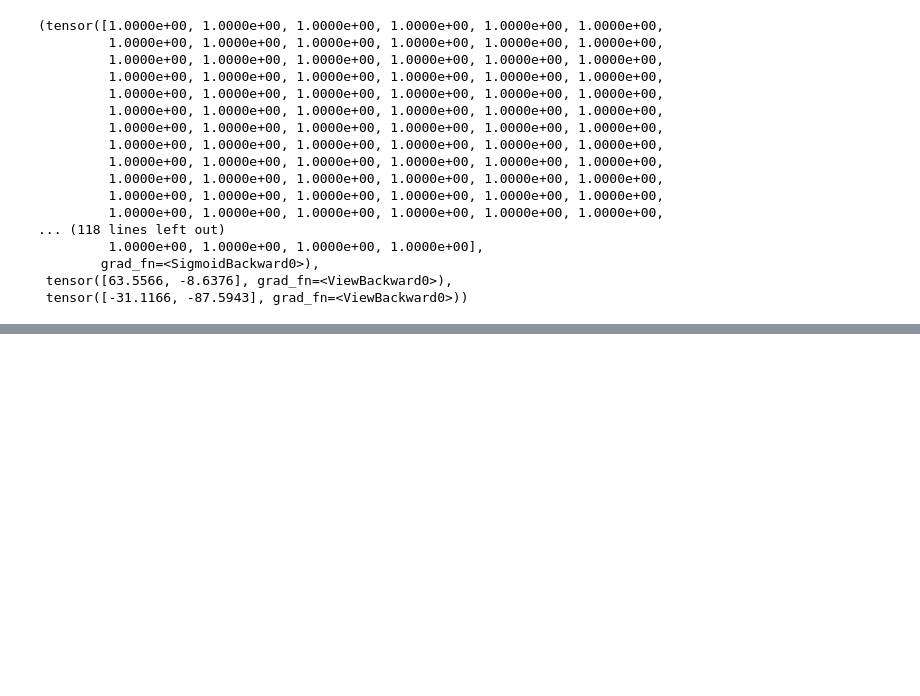
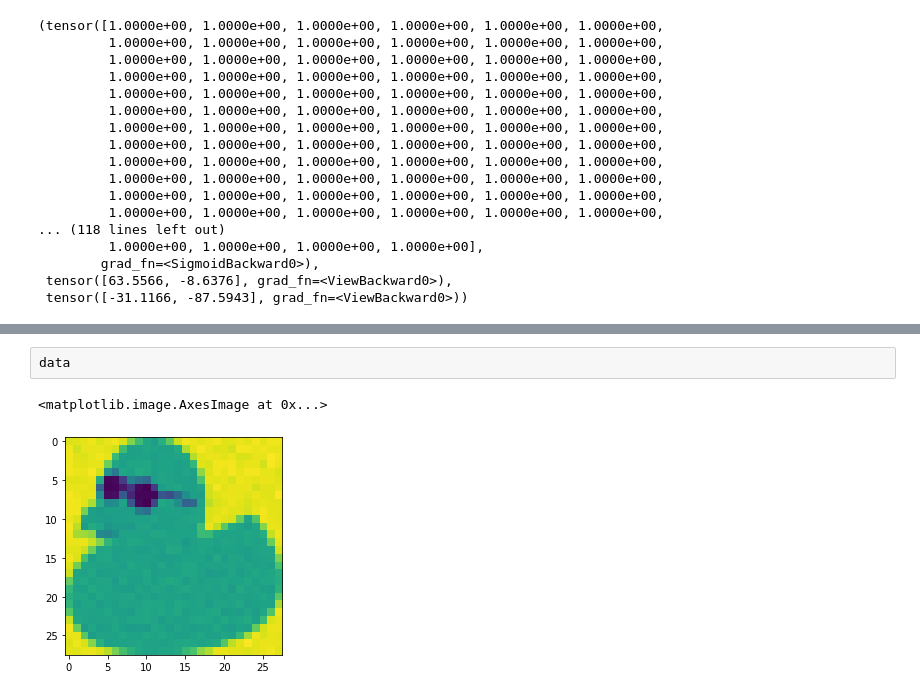
Before and after one commit to GigiML/RD_project, a Jupyter notebook: vae.ipynb, the cells around one changed output, grey strips where cells are left out. Cells and saved outputs as stored; diff of their text form; blank space fills up the shorter version.

```diff
--- a/vae.ipynb
+++ b/vae.ipynb
@@ -360,0 +374,5 @@ vae_chat(jsp)
+# %%
+data
+# %% [output]
+<matplotlib.image.AxesImage at 0x...>
+[figure, added]
```
Also changed, not shown: parts of 12 cells of this notebook, 1 other file.
